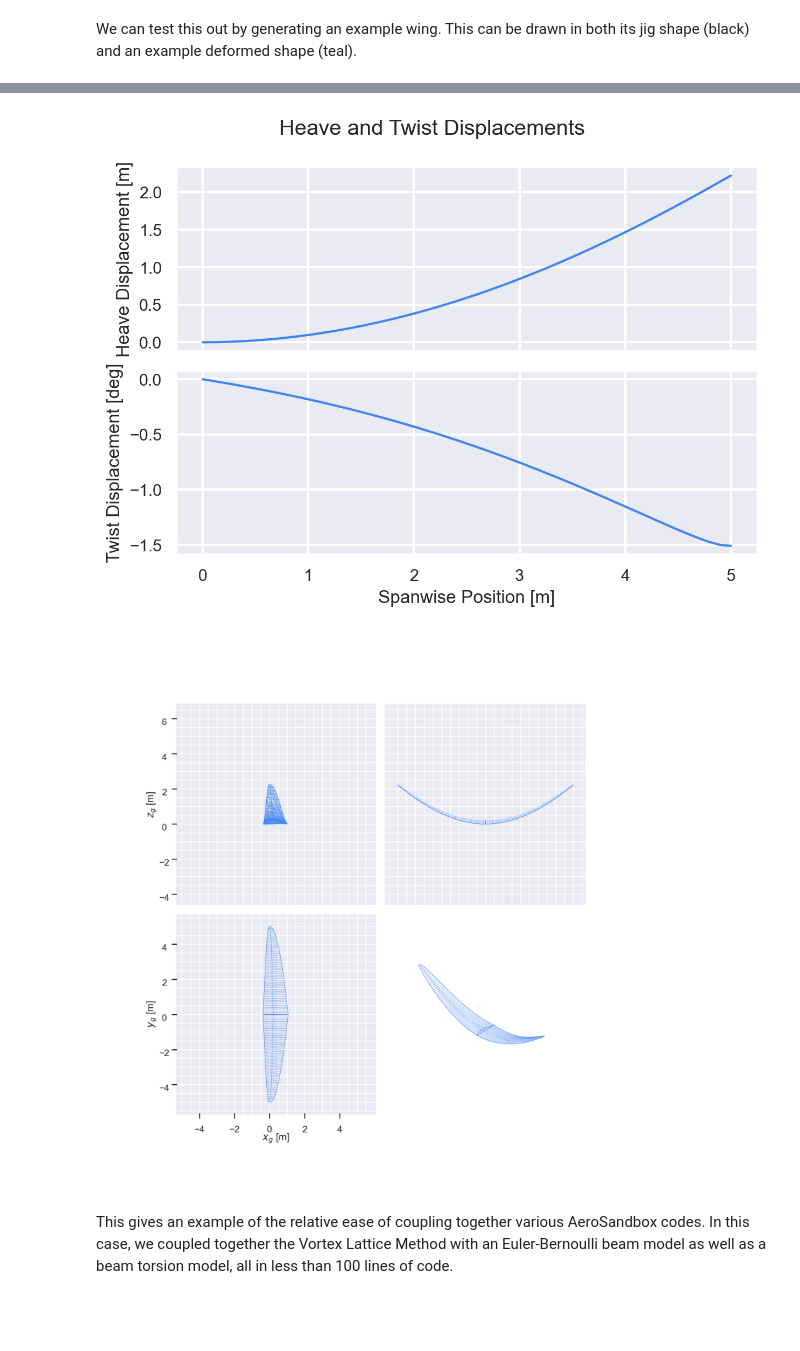
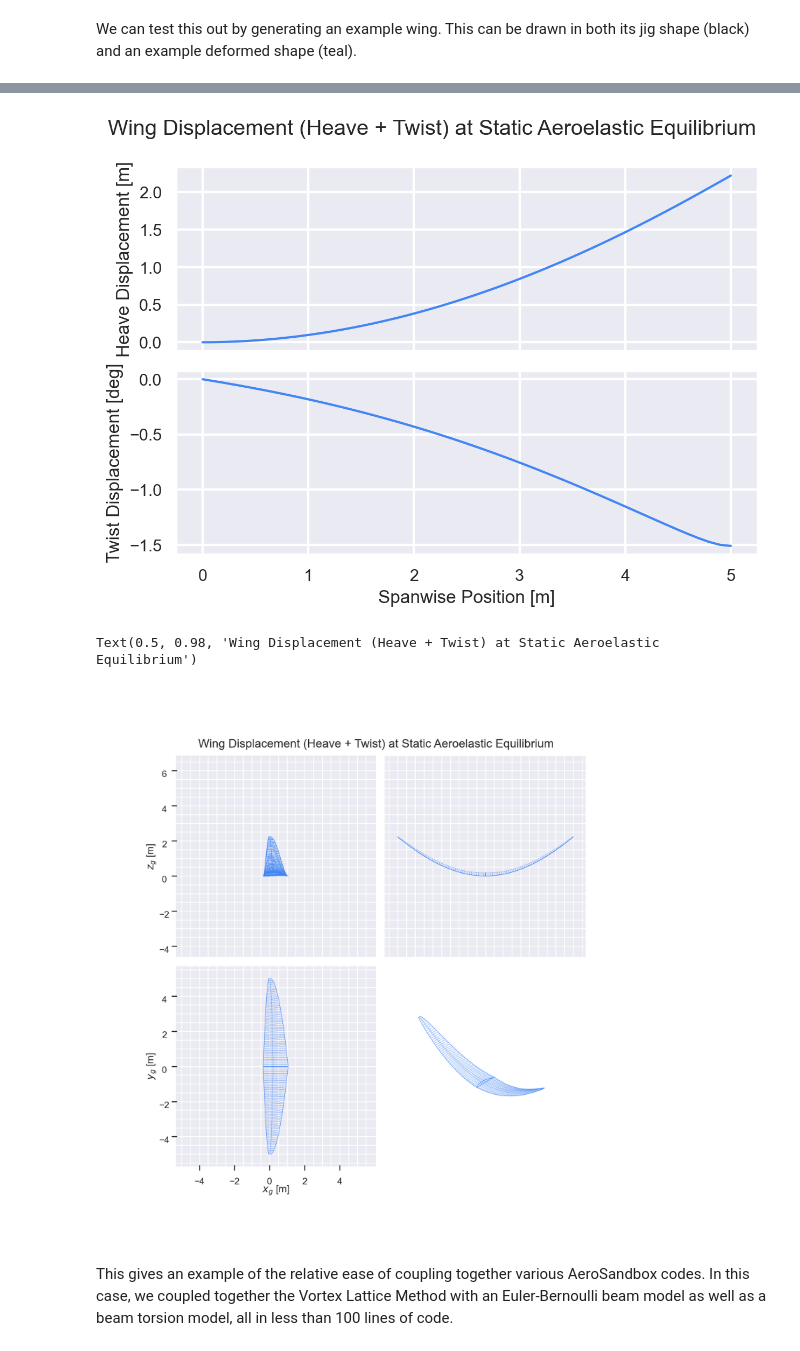
Before and after one commit to peterdsharpe/AeroSandbox, a Jupyter notebook: tutorial/07 - Structures/03 - Coupled Aerostructures/01 - Steady Wing Aerostructural Analysis.ipynb, the cells around one changed output, grey strips where cells are left out. Saved outputs shown, nothing was run; the diff lists cells and outputs as text; code cells hidden in the pictures; blank space fills up the shorter version.

```diff
--- a/tutorial/07 - Structures/03 - Coupled Aerostructures/01 - Steady Wing Aerostructural Analysis.ipynb
+++ b/tutorial/07 - Structures/03 - Coupled Aerostructures/01 - Steady Wing Aerostructural Analysis.ipynb
@@ -118,8 +118,8 @@ wing_deformed = make_wing(
     chords=chords,
     twists=twists,
     offsets=offsets,
-    heave_displacements=4 * np.linspace(0, 1) ** 4,
-    twist_displacements=np.linspace(0, -30),
+    heave_displacements=0.5 * np.cos(np.linspace(0, 2 * np.pi)),
+    twist_displacements=25 * np.cos(np.linspace(0, np.pi)),
 )
 
 import matplotlib.pyplot as plt
@@ -190,6 +190,7 @@ plt.subplots_adjust(
     wspace=-0.38,
     hspace=-0.38,
 )
+plt.suptitle("Illustration of an Example Prescribed Wing Displacement (Heave + Twist)")
 
 p.show_plot(tight_layout=False)
 # %% [output]
@@ -310,29 +311,31 @@ Total number of inequality constraints...............:        0
 # %%
 ### Display output
 fig, ax = plt.subplots(2, 1, sharex=True)
 ax[0].plot(ys, sol.value(u), label="Heave")
 ax[0].set_ylabel("Heave Displacement [m]")
 ax[1].plot(ys, sol.value(theta), label="Twist")
 ax[1].set_ylabel("Twist Displacement [deg]")
 p.show_plot(
-    title="Heave and Twist Displacements",
+    title="Wing Displacement (Heave + Twist) at Static Aeroelastic Equilibrium",
     xlabel="Spanwise Position [m]",
     legend=False,
 )
 
 wing_deformed = make_wing(
     span=span,
     ys_over_half_span=ys_over_half_span,
     chords=chords,
     twists=twists,
     offsets=offsets,
     heave_displacements=sol.value(u),
     twist_displacements=sol.value(theta),
 )
 wing_deformed.color = "C0"
-wing_deformed.draw_three_view()
+wing_deformed.draw_three_view(show=False)
+plt.suptitle("Wing Displacement (Heave + Twist) at Static Aeroelastic Equilibrium")
 # %% [output]
-[figure, old version]
+[figure, new version]
+Text(0.5, 0.98, 'Wing Displacement (Heave + Twist) at Static Aeroelastic Equilibrium')
-[figure, old version]
+[figure, new version]
 # %% [markdown]
 This gives an example of the relative ease of coupling together various AeroSandbox codes. In this case, we coupled together the Vortex Lattice Method with an Euler-Bernoulli beam model as well as a beam torsion model, all in less than 100 lines of code.
```
Also changed, not shown: parts of 5 cells of this notebook.
